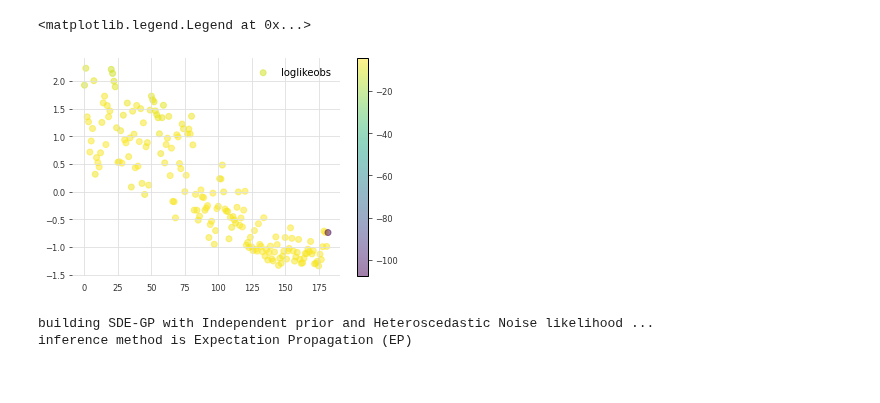
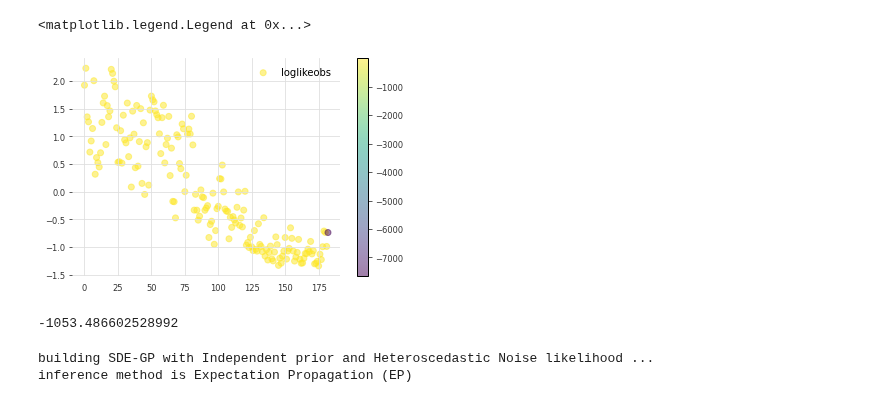
Before and after one commit to christiando/gaussian-toolbox, a Jupyter notebook: timeseries/experiments_scripts/sunspots_ep.ipynb, the cells around one changed output. Cells and saved outputs as stored; diff of their text form; code cells hidden in the pictures.

```diff
--- a/timeseries/experiments_scripts/sunspots_ep.ipynb
+++ b/timeseries/experiments_scripts/sunspots_ep.ipynb
@@ -58,7 +58,7 @@ import statsmodels.api as sm
 x_tr_df = pd.DataFrame(x_tr)
 
 # Create a dynamic factor model
-mod_dfm = sm.tsa.DynamicFactor(x_tr_df, k_factors=1, factor_order=1)
+mod_dfm = sm.tsa.DynamicFactor(x_tr_df, k_factors=1, factor_order=1, error_cov_type='diagonal', error_order=1)
 # Note that mod_dfm is an instance of the DynamicFactorMQ class
 # Fit the model via maximum likelihood, using the EM algorithm
 res_dfm = mod_dfm.fit()
@@ -78,11 +78,12 @@ plt.legend()
 # %%
 mod_dfm_cl_te = mod_dfm.clone(x_te)
-res = mod_dfm_cl_te.fit()
-
-predictions = res.fittedvalues #res_dfm.predict(params=res_dfm.params))
+#res = mod_dfm_cl_te.fit(params=res_dfm.params)
+res = mod_dfm_cl_te.smooth(params=res_dfm.params, return_ssm=True)
+predictions = res.forecasts.T#mod_dfm_cl_te.predict()
 plt.figure(figsize=(7, 5))
-plt.plot(x_te[1:, 1], label = 'true')
-plt.plot(predictions[2:, 1], alpha=1, label = 'prediction')
+ixd = 1
+plt.plot(x_te[1:, ixd], label = 'true')
+plt.plot(predictions[2:, ixd], alpha=1, label = 'prediction')
 plt.legend()
 # %% [output]
 <matplotlib.legend.Legend at 0x...>
@@ -110,12 +95,16 @@ Help on DynamicFactorResultsWrapper in module statsmodels.tsa.statespace.dynamic
 # %%
-lls = np.asarray(mod_dfm_cl_te.loglikeobs(params=res.params))
+lls = np.asarray(mod_dfm_cl_te.loglikeobs(params=res_dfm.params))
 plt.scatter(list(range(x_te.shape[0])), x_te[:, 0],  c=lls, alpha=0.5,  label = 'loglikeobs')
 #plt.plot(lls[:], alpha=0.5, label = 'loglikeobs')
 plt.colorbar()
 plt.legend()
 # %% [output]
 <matplotlib.legend.Legend at 0x...>
-[figure, old version]
+[figure, new version]
+# %%
+lls[:-1].sum()
+# %% [output]
+-1053.486602528992
 # %%
 var_f1 = 3.  # GP variance
 len_f1 = 1.  # GP lengthscale
```
Also changed, not shown: parts of 3 cells of this notebook.
